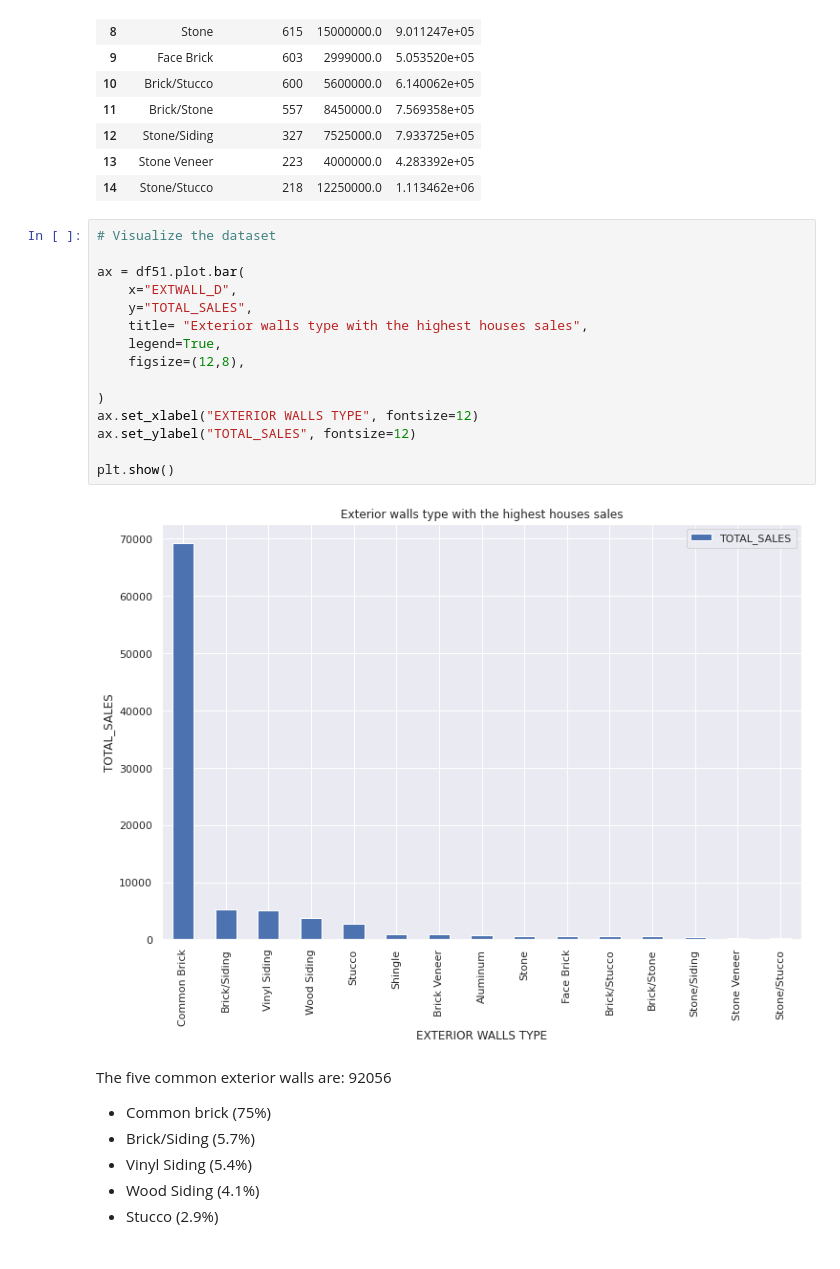
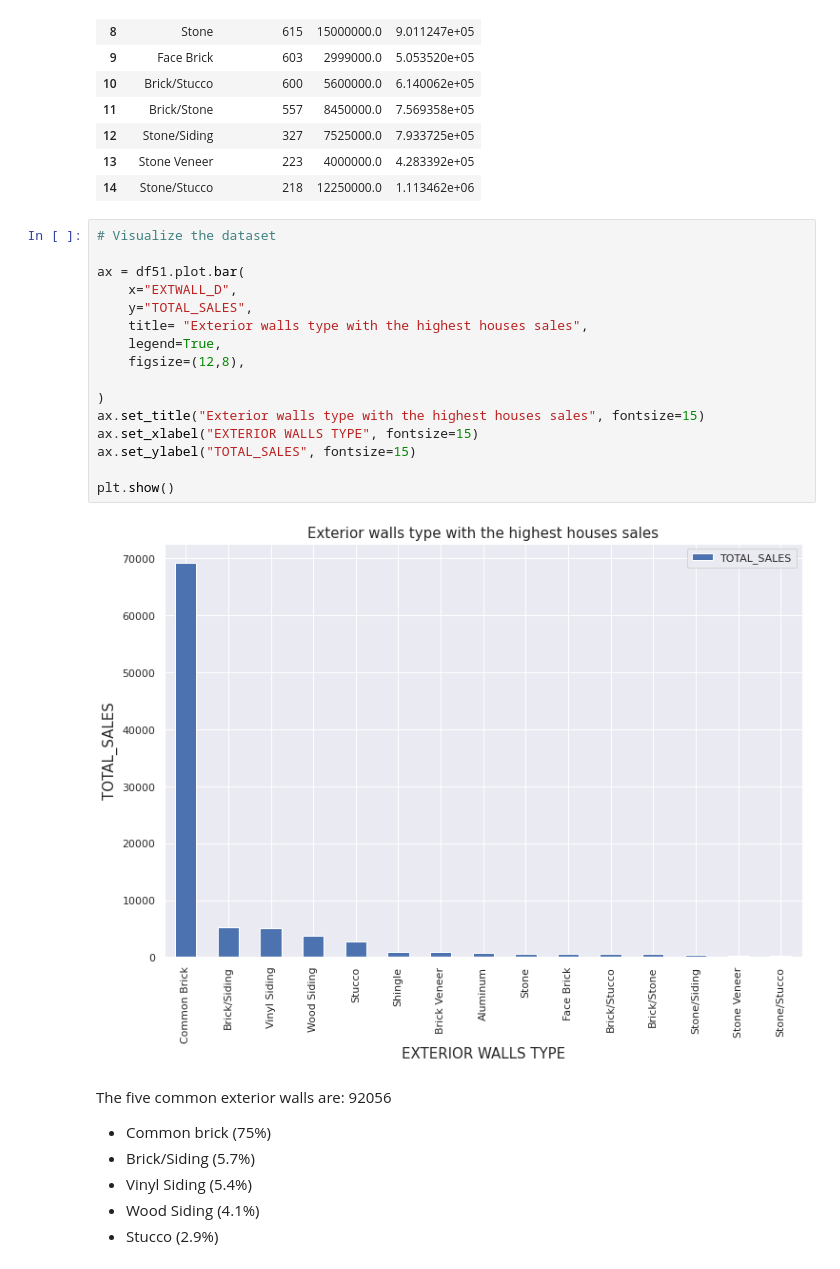
Before and after one commit to DATA-606-SPRING-2022/Tchuissi_DATA606, a Jupyter notebook: ipynb/Final606.ipynb, the cells around one changed output. Cells and saved outputs as stored; diff of their text form.

```diff
--- a/ipynb/Final606.ipynb
+++ b/ipynb/Final606.ipynb
@@ -253,20 +256,21 @@ df51
 # %%
 # Visualize the dataset
 
 ax = df51.plot.bar(
     x="EXTWALL_D",
     y="TOTAL_SALES",
     title= "Exterior walls type with the highest houses sales",
     legend=True,
     figsize=(12,8),
 
 )
-ax.set_xlabel("EXTERIOR WALLS TYPE", fontsize=12)
-ax.set_ylabel("TOTAL_SALES", fontsize=12)
+ax.set_title("Exterior walls type with the highest houses sales", fontsize=15)
+ax.set_xlabel("EXTERIOR WALLS TYPE", fontsize=15)
+ax.set_ylabel("TOTAL_SALES", fontsize=15)
 
 plt.show()
 # %% [output]
-[figure, old version]
+[figure, new version]
 # %% [markdown]
 The five common exterior walls are: 92056
 - Common brick (75%)
```
Also changed, not shown: parts of 15 cells of this notebook.
